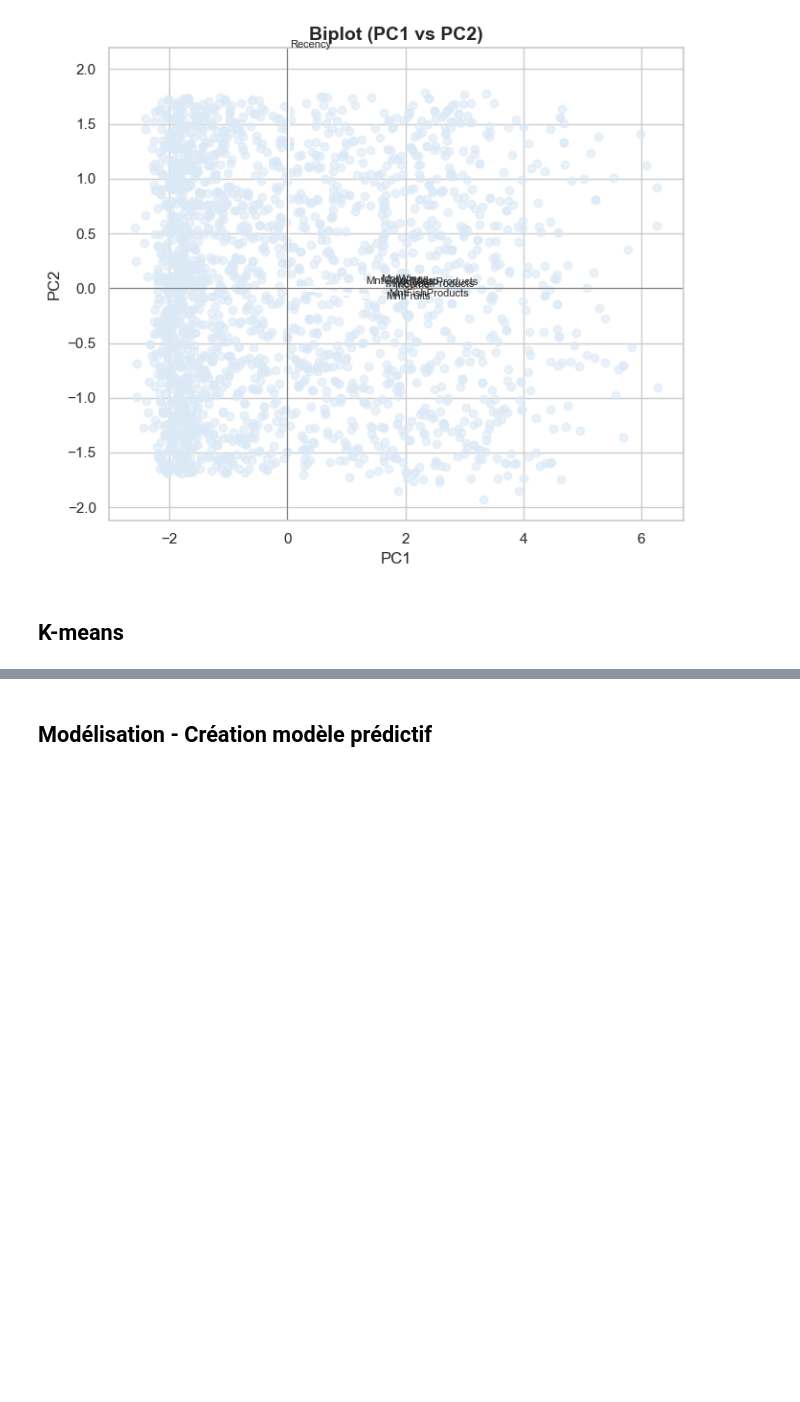
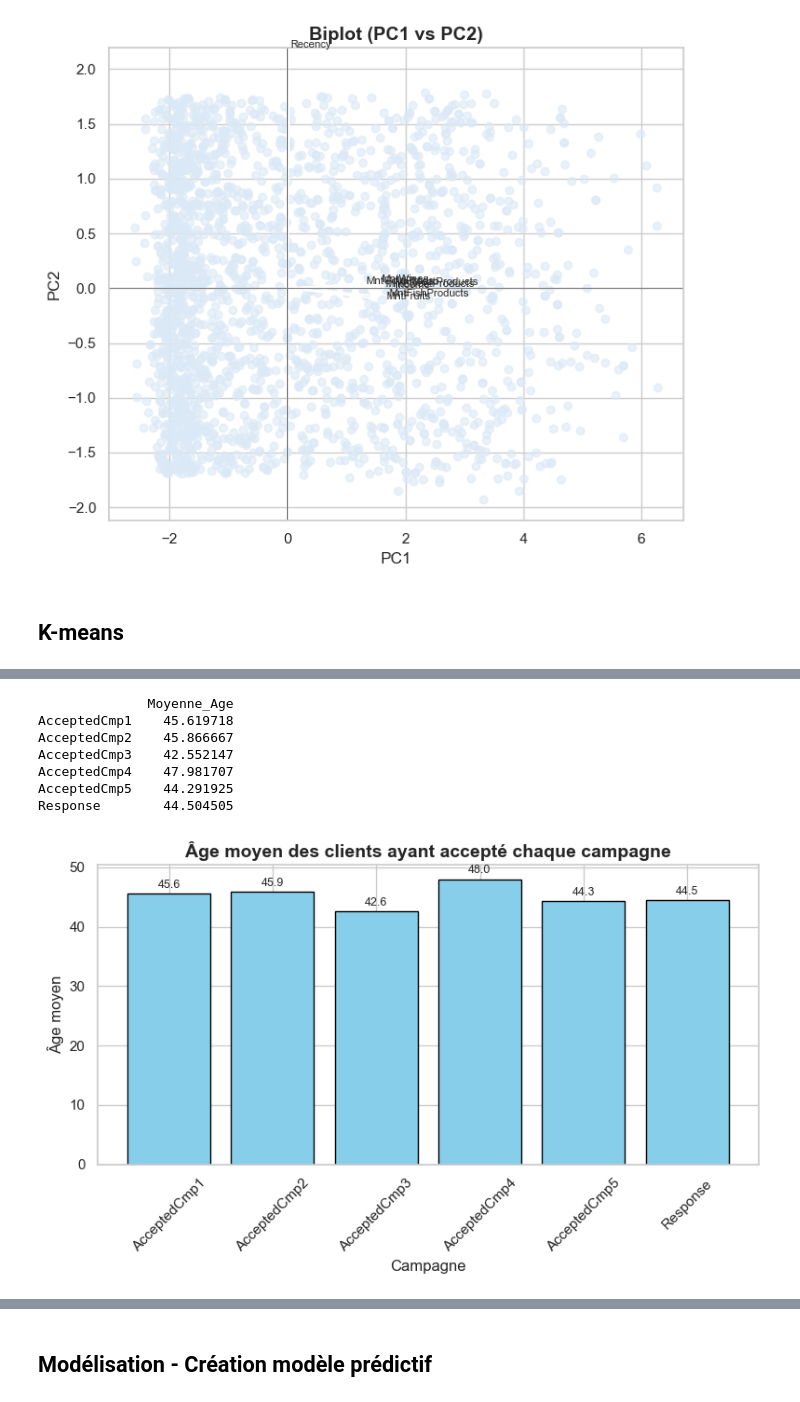
Before and after one commit to AymenFeniniche/rush4-bootcamp-data-epitech-groupe27, a Jupyter notebook: Notebook_Rush4.ipynb, the cells around one changed output, grey strips where cells are left out. Drawn from its saved outputs; the diff is of its cells as text; code cells hidden in the pictures; blank space fills up the shorter version.

```diff
--- a/Notebook_Rush4.ipynb
+++ b/Notebook_Rush4.ipynb
@@ -986,3 +987,64 @@ cluster
 1                    338.35      0.66
 [figure]
 [INFO] Fichier sauvegardé: Camp_Market_with_clusters.csv
+# %%
+# === Graphique : âge moyen par campagne acceptée ===
+import matplotlib.pyplot as plt
+import pandas as pd
+import numpy as np
+
+# Si df n'existe pas encore, on recharge le CSV
+if 'df' not in globals():
+    df = pd.read_csv('Camp_Market.csv', sep=';')
+
+# S'assurer que la colonne Age existe
+if 'Age' not in df.columns:
+    # On la calcule à partir de Year_Birth si besoin
+    df['Age'] = 2014 - df['Year_Birth']  # 2014 ~ dernière année d'observation
+
+# Liste des colonnes de campagne
+camp_cols = ['AcceptedCmp1', 'AcceptedCmp2', 'AcceptedCmp3', 'AcceptedCmp4', 'AcceptedCmp5', 'Response']
+
+# Vérif de présence
+present = [c for c in camp_cols if c in df.columns]
+if len(present) == 0:
+    raise ValueError("Aucune colonne de campagne trouvée dans le DataFrame.")
+
+# Calcul de la moyenne d'âge des clients ayant accepté chaque campagne (valeur = 1)
+age_means = {}
+for col in present:
+    accepted = df[df[col] == 1]
+    age_means[col] = accepted['Age'].mean()
+
+# Conversion en DataFrame pour tracer plus proprement
+age_df = pd.DataFrame.from_dict(age_means, orient='index', columns=['Moyenne_Age']).sort_index()
+
+# Affichage du tableau (utile pour vérifier)
+display(age_df) if 'display' in globals() else print(age_df)
+
+# Graphique en barres
+plt.figure(figsize=(8, 5))
+bars = plt.bar(age_df.index, age_df['Moyenne_Age'], color='skyblue', edgecolor='black')
+plt.title("Âge moyen des clients ayant accepté chaque campagne")
+plt.ylabel("Âge moyen")
+plt.xlabel("Campagne")
+plt.xticks(rotation=45)
+
+# Annotation des valeurs sur les barres
+for bar in bars:
+    height = bar.get_height()
+    plt.text(bar.get_x() + bar.get_width()/2, height + 0.5, f"{height:.1f}", ha='center', va='bottom', fontsize=9)
+
+plt.tight_layout()
+plt.show()
+
+# === Fin du bloc ===
+# %% [output]
+              Moyenne_Age
+AcceptedCmp1    45.619718
+AcceptedCmp2    45.866667
+AcceptedCmp3    42.552147
+AcceptedCmp4    47.981707
+AcceptedCmp5    44.291925
+Response        44.504505
+[figure, added]
```
Also changed, not shown: parts of 4 cells of this notebook, 1 other file.
